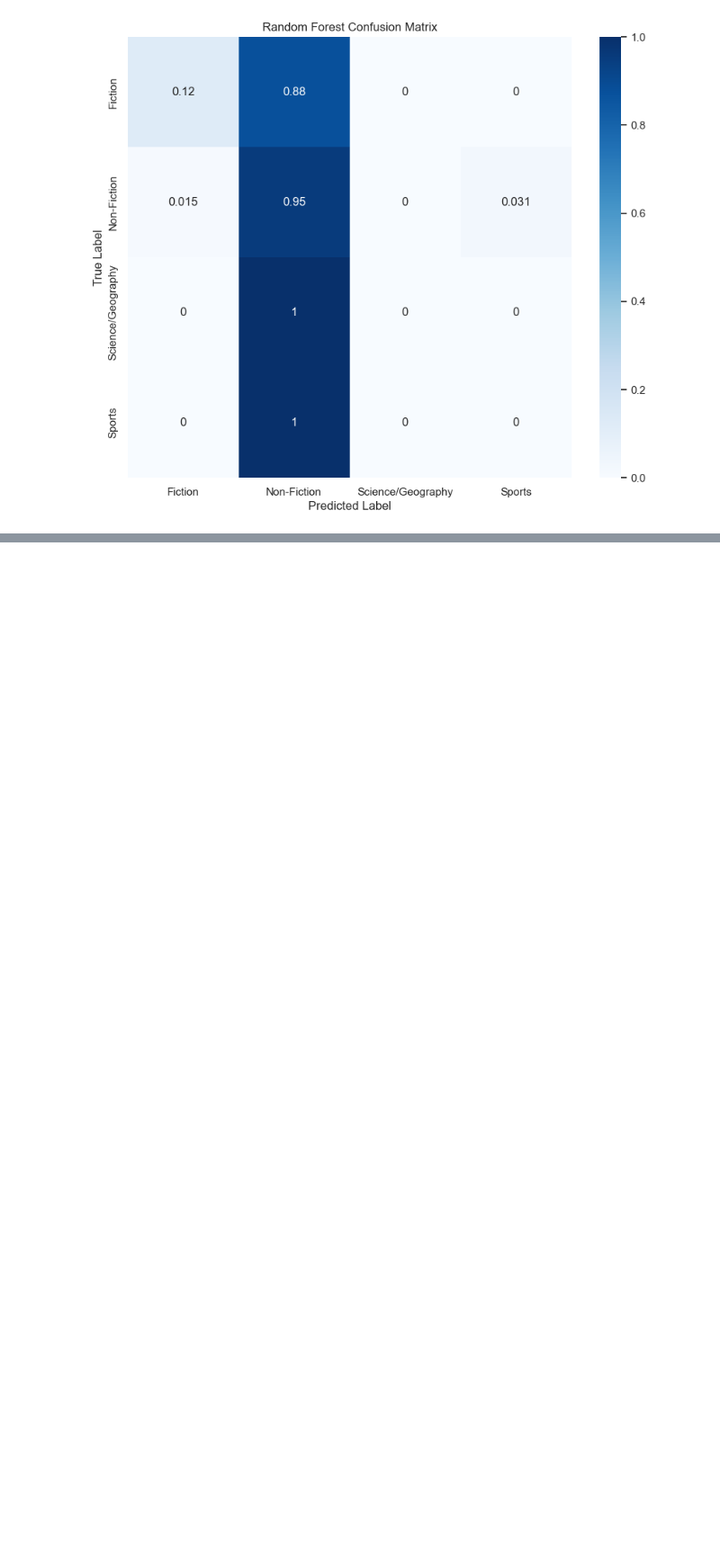
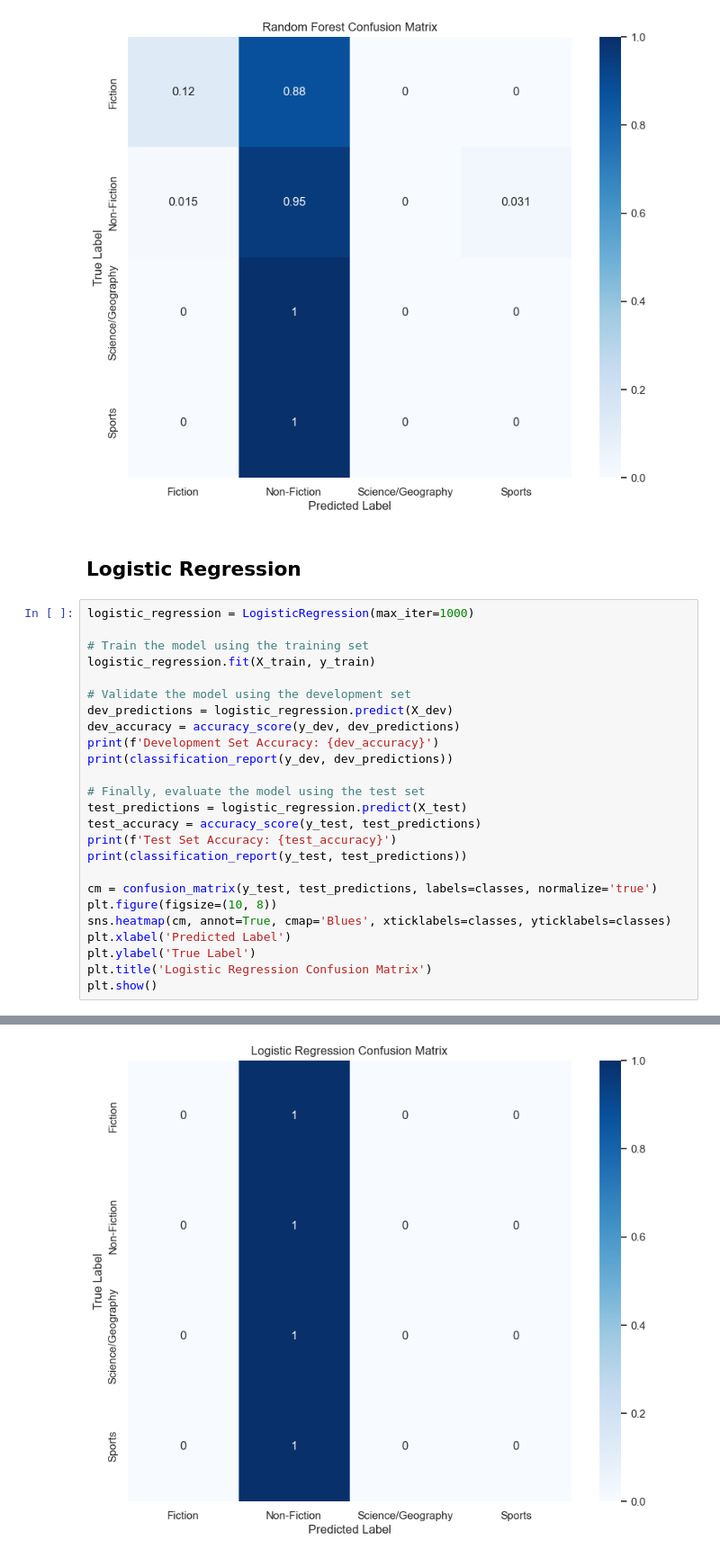
Before and after one commit to jonathanferrari/jeapordy-nlp, a Jupyter notebook: AP3/classify.ipynb, the cells around one changed output, grey strips where cells are left out. Shown at 90% size. Cells and saved outputs as stored; diff of their text form; blank space fills up the shorter version.

Commit message:
add more models

```diff
--- a/AP3/classify.ipynb
+++ b/AP3/classify.ipynb
@@ -266,3 +265,31 @@ Science/Geography       1.00      0.07      0.12        15
         macro avg       0.33      0.27      0.25       100
      weighted avg       0.53      0.64      0.54       100
 [figure]
+# %% [markdown]
+## Logistic Regression
+# %%
+logistic_regression = LogisticRegression(max_iter=1000)
+
+# Train the model using the training set
+logistic_regression.fit(X_train, y_train)
+
+# Validate the model using the development set
+dev_predictions = logistic_regression.predict(X_dev)
+dev_accuracy = accuracy_score(y_dev, dev_predictions)
+print(f'Development Set Accuracy: {dev_accuracy}')
+print(classification_report(y_dev, dev_predictions))
+
+# Finally, evaluate the model using the test set
+test_predictions = logistic_regression.predict(X_test)
+test_accuracy = accuracy_score(y_test, test_predictions)
+print(f'Test Set Accuracy: {test_accuracy}')
+print(classification_report(y_test, test_predictions))
+
+cm = confusion_matrix(y_test, test_predictions, labels=classes, normalize='true')
+plt.figure(figsize=(10, 8))
+sns.heatmap(cm, annot=True, cmap='Blues', xticklabels=classes, yticklabels=classes)
+plt.xlabel('Predicted Label')
+plt.ylabel('True Label')
+plt.title('Logistic Regression Confusion Matrix')
+plt.show()
+# %% [output]
@@ -268,0 +313 @@ Science/Geography       1.00      0.07      0.12        15
+[figure, added]
```
Also changed, not shown: parts of 6 cells of this notebook.
